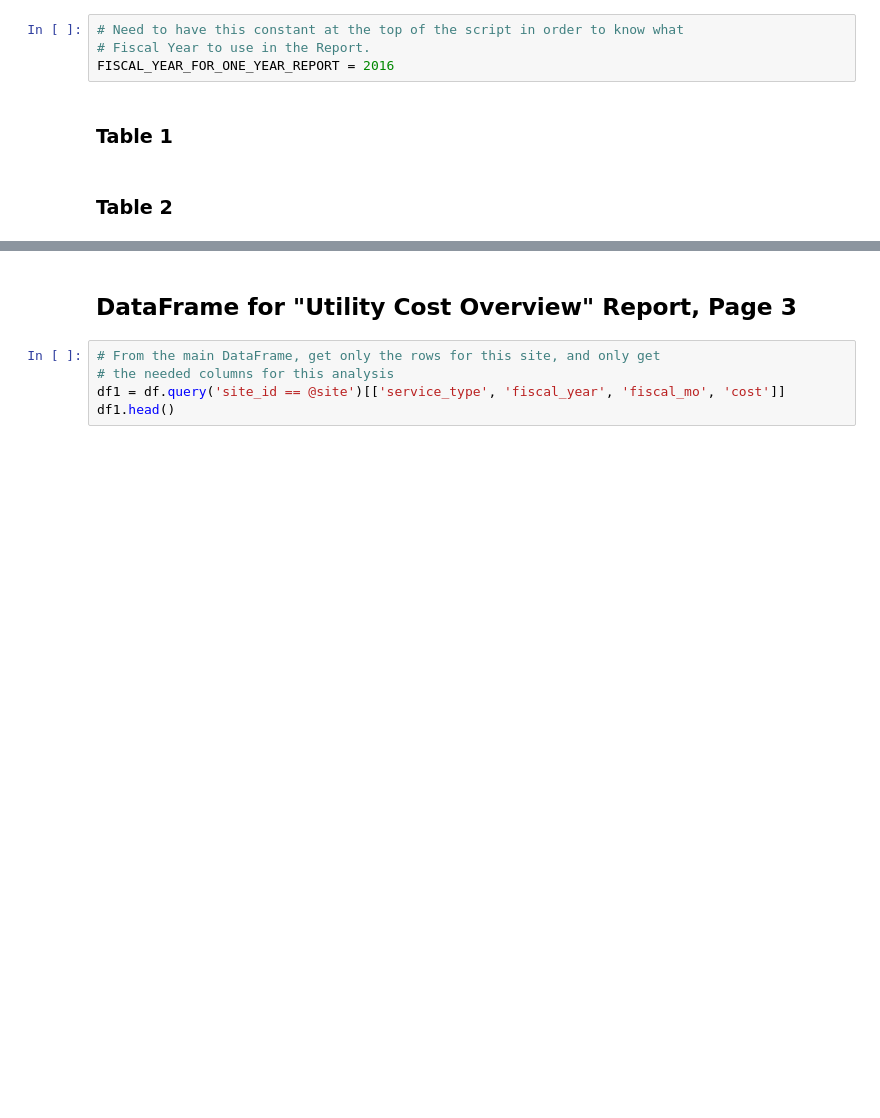
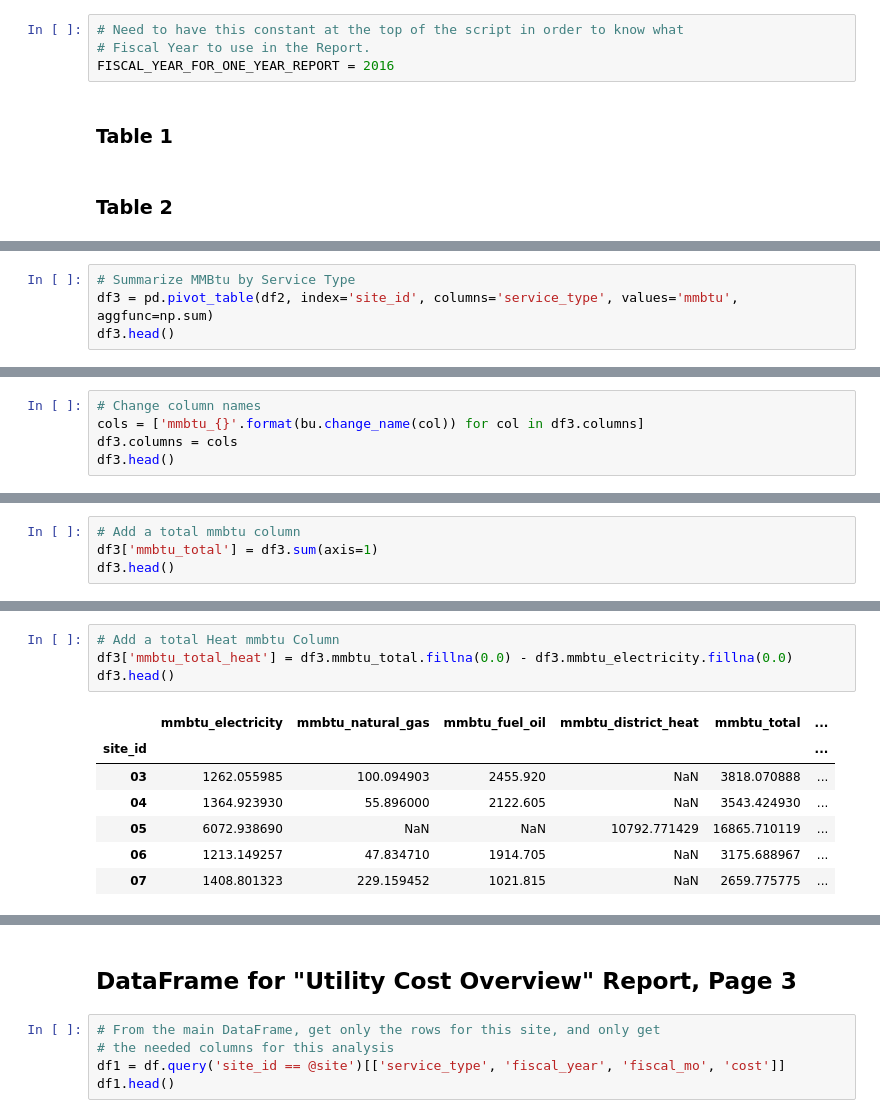
Before and after one commit to alanmitchell/fnsb-benchmark, a Jupyter notebook: testing/alan_report_pages.ipynb, the cells around one changed output, grey strips where cells are left out. Saved outputs shown, nothing was run; the diff lists cells and outputs as text; blank space fills up the shorter version.

```diff
--- a/testing/alan_report_pages.ipynb
+++ b/testing/alan_report_pages.ipynb
@@ -121,0 +151,4 @@ df_final = df2.copy()
+# %%
+# Summarize MMBtu by Service Type
+df3 = pd.pivot_table(df2, index='site_id', columns='service_type', values='mmbtu', aggfunc=np.sum)
+df3.head()
@@ -121,0 +163,5 @@ df_final = df2.copy()
+# %%
+# Change column names
+cols = ['mmbtu_{}'.format(bu.change_name(col)) for col in df3.columns]
+df3.columns = cols
+df3.head()
@@ -121,0 +176,4 @@ df_final = df2.copy()
+# %%
+# Add a total mmbtu column
+df3['mmbtu_total'] = df3.sum(axis=1)
+df3.head()
@@ -121,0 +188,12 @@ df_final = df2.copy()
+# %%
+# Add a total Heat mmbtu Column
+df3['mmbtu_total_heat'] = df3.mmbtu_total.fillna(0.0) - df3.mmbtu_electricity.fillna(0.0)
+df3.head()
+# %% [output]
+|  | mmbtu_electricity | mmbtu_natural_gas | mmbtu_fuel_oil | mmbtu_district_heat | mmbtu_total | ... |
+| site_id |  |  |  |  |  | ... |
+| 03 | 1262.055985 | 100.094903 | 2455.920 | NaN | 3818.070888 | ... |
+| 04 | 1364.923930 | 55.896000 | 2122.605 | NaN | 3543.424930 | ... |
+| 05 | 6072.938690 | NaN | NaN | 10792.771429 | 16865.710119 | ... |
+| 06 | 1213.149257 | 47.834710 | 1914.705 | NaN | 3175.688967 | ... |
+| 07 | 1408.801323 | 229.159452 | 1021.815 | NaN | 2659.775775 | ... |
```
Also changed, not shown: parts of 20 cells of this notebook.
